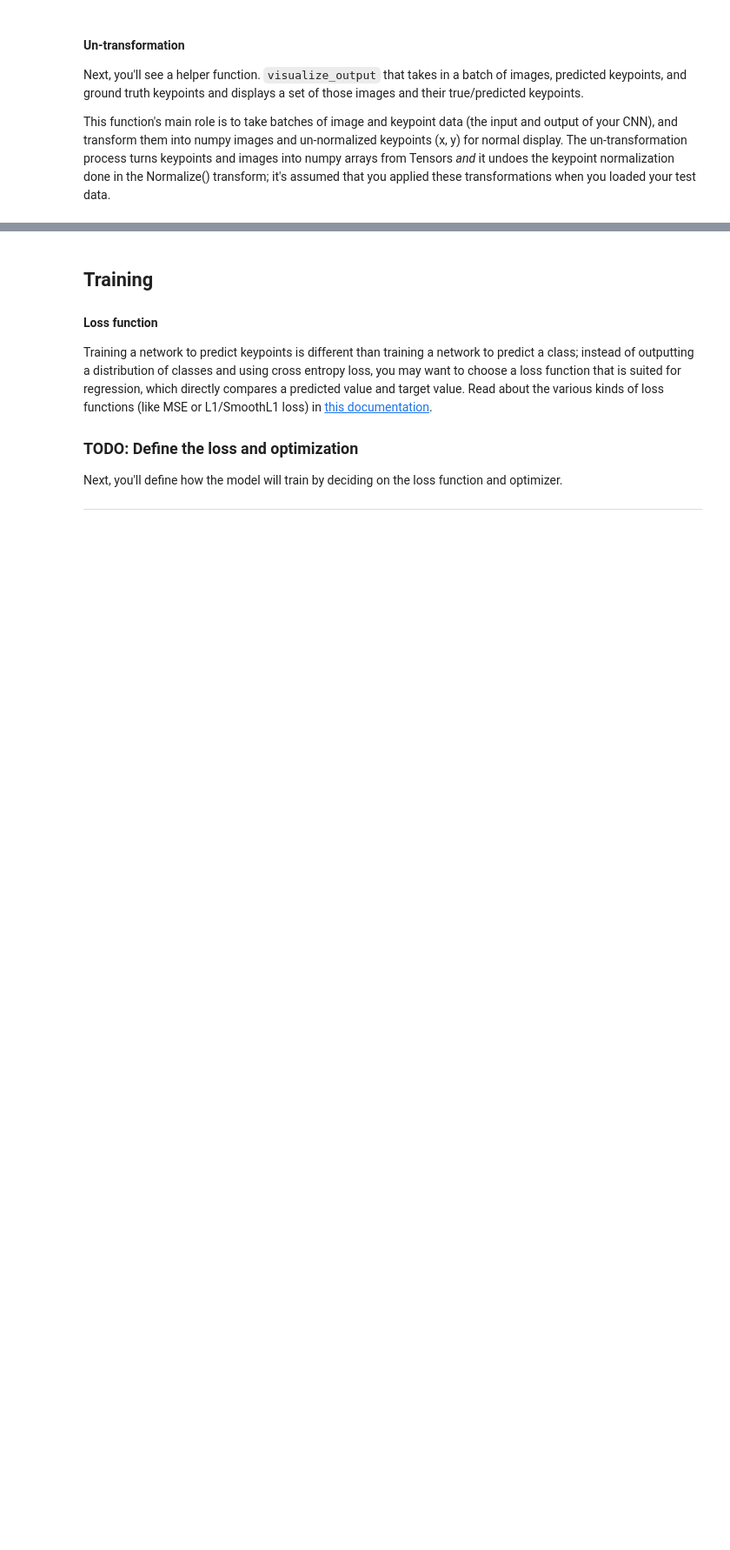
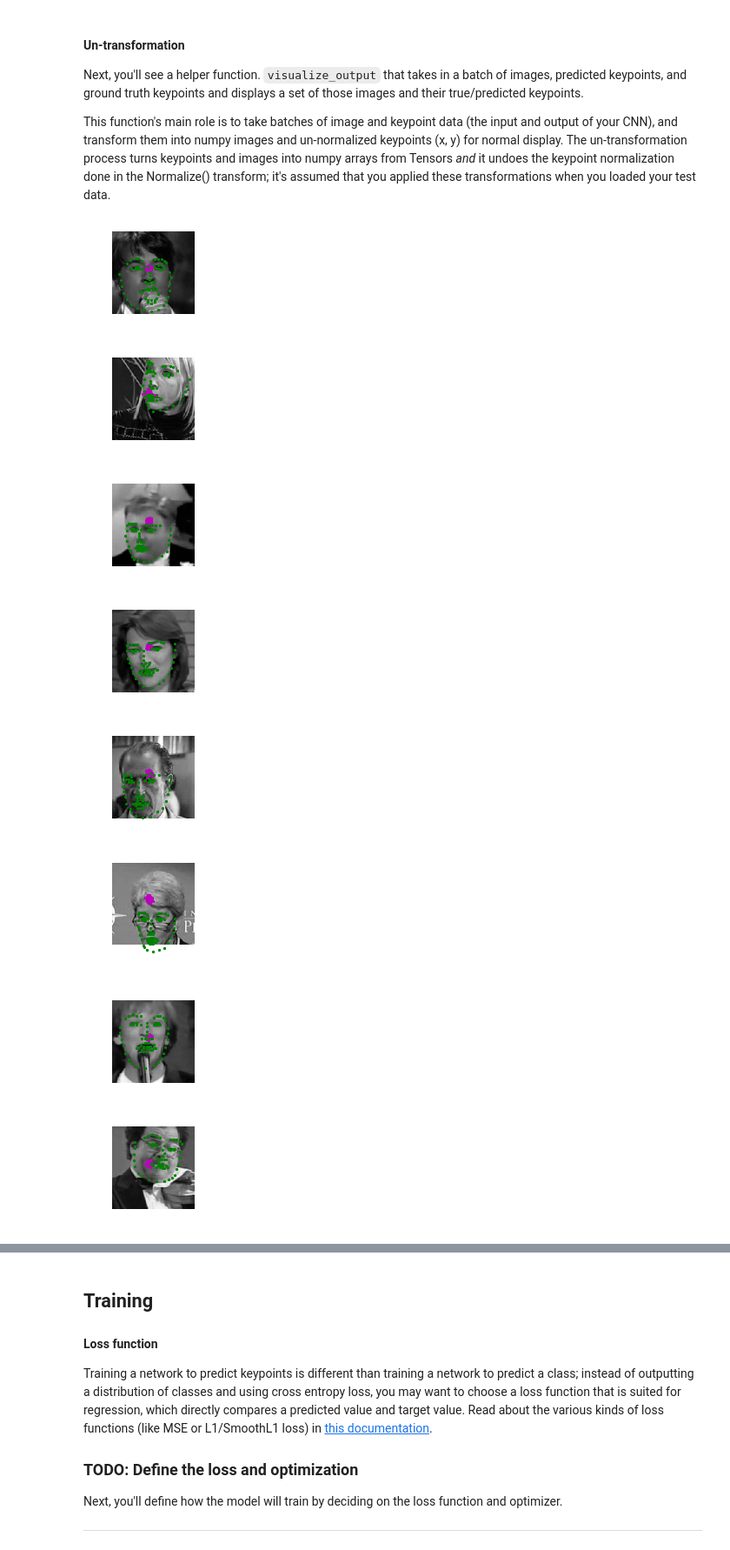
Before and after one commit to ablacklama/Facial-Keypoints, a Jupyter notebook: 2. Define the Network Architecture.ipynb, the cells around one changed output, grey strips where cells are left out. Shown at 87% size. Saved outputs shown, nothing was run; the diff lists cells and outputs as text; code cells hidden in the pictures; blank space fills up the shorter version.

```diff
--- a/2. Define the Network Architecture.ipynb
+++ b/2. Define the Network Architecture.ipynb
@@ -80,12 +80,14 @@ The autoreload extension is already loaded. To reload it, use:
 import torch
 import torch.nn as nn
 import torch.nn.functional as F
+#torch.set_default_tensor_type('torch.cuda.FloatTensor')
 
 ## TODO: Once you've define the network, you can instantiate it
 # one example conv layer has been provided for you
 from models import Net
 
-net = Net()
+
+net = Net().cuda()
 print(net)
 # %% [output]
 Net(
@@ -213,7 +226,7 @@ def net_sample_output():
         key_pts = sample['keypoints']
 
         # convert images to FloatTensors
-        images = images.type(torch.FloatTensor)
+        images = images.type(torch.cuda.FloatTensor)
 
         # forward pass to get net output
         output_pts = net(images)
@@ -264,32 +281,42 @@ This function's main role is to take batches of image and keypoint data (the inp
 def visualize_output(test_images, test_outputs, gt_pts=None, batch_size=10):
 
     for i in range(batch_size):
         plt.figure(figsize=(20,10))
         ax = plt.subplot(1, batch_size, i+1)
 
         # un-transform the image data
         image = test_images[i].data   # get the image from it's wrapper
-        image = image.numpy()   # convert to numpy array from a Tensor
+        image = image.cpu().numpy()# convert to numpy array from a Tensor
+
         image = np.transpose(image, (1, 2, 0))   # transpose to go from torch to numpy image
 
         # un-transform the predicted key_pts data
         predicted_key_pts = test_outputs[i].data
-        predicted_key_pts = predicted_key_pts.numpy()
+        predicted_key_pts = predicted_key_pts.cpu().numpy()
         # undo normalization of keypoints
         predicted_key_pts = predicted_key_pts*50.0+100
 
         # plot ground truth points for comparison, if they exist
         ground_truth_pts = None
         if gt_pts is not None:
             ground_truth_pts = gt_pts[i]
             ground_truth_pts = ground_truth_pts*50.0+100
 
         # call show_all_keypoints
         show_all_keypoints(np.squeeze(image), predicted_key_pts, ground_truth_pts)
 
         plt.axis('off')
 
     plt.show()
 
 # call it
 visualize_output(test_images, test_outputs, gt_pts)
+# %% [output]
+[figure, added]
+[figure, added]
+[figure, added]
+[figure, added]
+[figure, added]
+[figure, added]
+[figure, added]
+[figure, added]
```
Also changed, not shown: parts of 10 cells of this notebook, 1 other file.
